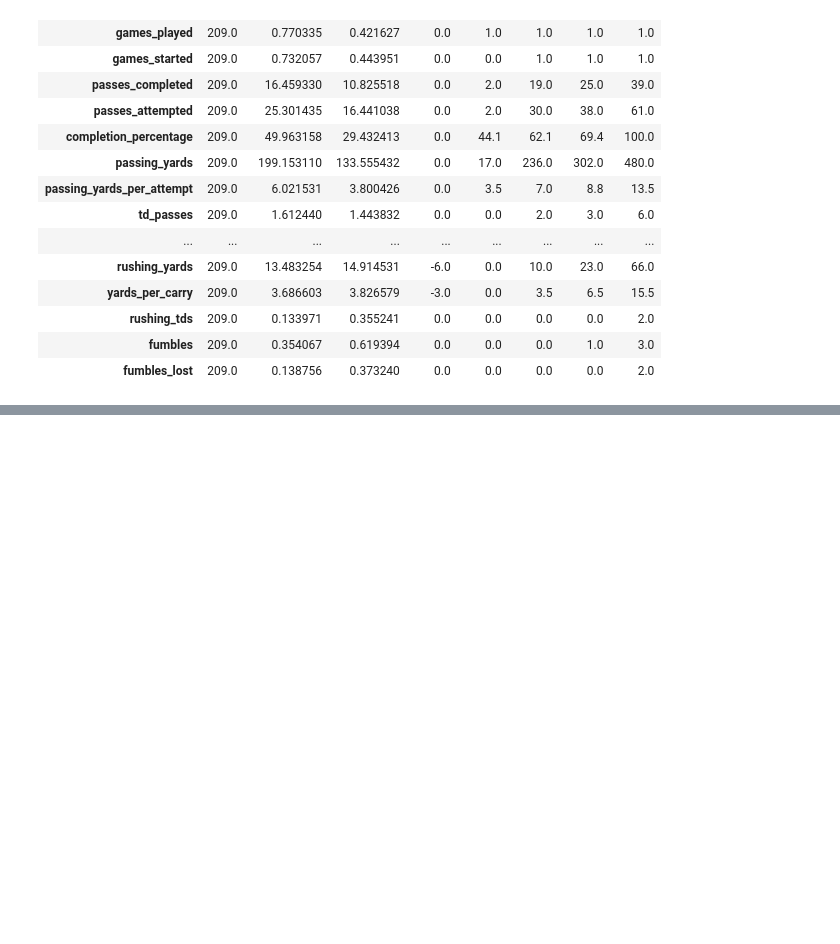
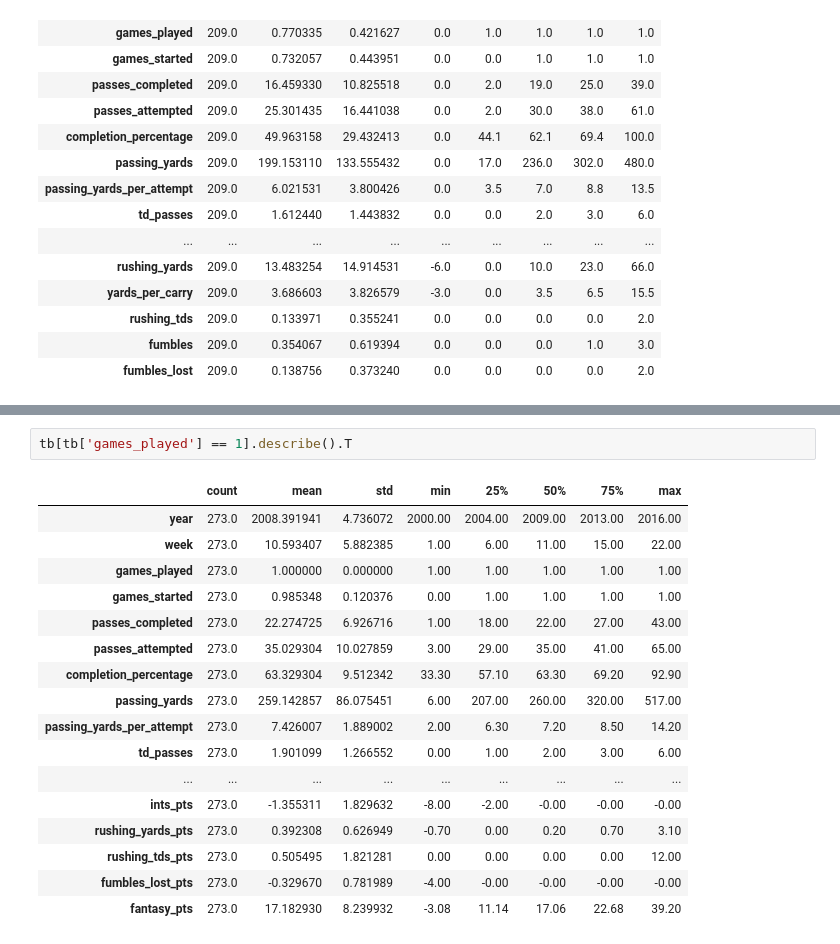
Before and after one commit to ccentola/nfl-eda, a Jupyter notebook: qb_game_logs.ipynb, the cells around one changed output, grey strips where cells are left out. Cells and saved outputs as stored; diff of their text form; blank space fills up the shorter version.

```diff
--- a/qb_game_logs.ipynb
+++ b/qb_game_logs.ipynb
@@ -182,0 +283,20 @@ df[mask].describe().T
+# %%
+tb[tb['games_played'] == 1].describe().T
+# %% [output]
+|  | count | mean | std | min | 25% | 50% | 75% | max |
+| year | 273.0 | 2008.391941 | 4.736072 | 2000.00 | 2004.00 | 2009.00 | 2013.00 | 2016.00 |
+| week | 273.0 | 10.593407 | 5.882385 | 1.00 | 6.00 | 11.00 | 15.00 | 22.00 |
+| games_played | 273.0 | 1.000000 | 0.000000 | 1.00 | 1.00 | 1.00 | 1.00 | 1.00 |
+| games_started | 273.0 | 0.985348 | 0.120376 | 0.00 | 1.00 | 1.00 | 1.00 | 1.00 |
+| passes_completed | 273.0 | 22.274725 | 6.926716 | 1.00 | 18.00 | 22.00 | 27.00 | 43.00 |
+| passes_attempted | 273.0 | 35.029304 | 10.027859 | 3.00 | 29.00 | 35.00 | 41.00 | 65.00 |
+| completion_percentage | 273.0 | 63.329304 | 9.512342 | 33.30 | 57.10 | 63.30 | 69.20 | 92.90 |
+| passing_yards | 273.0 | 259.142857 | 86.075451 | 6.00 | 207.00 | 260.00 | 320.00 | 517.00 |
+| passing_yards_per_attempt | 273.0 | 7.426007 | 1.889002 | 2.00 | 6.30 | 7.20 | 8.50 | 14.20 |
+| td_passes | 273.0 | 1.901099 | 1.266552 | 0.00 | 1.00 | 2.00 | 3.00 | 6.00 |
+| ... | ... | ... | ... | ... | ... | ... | ... | ... |
+| ints_pts | 273.0 | -1.355311 | 1.829632 | -8.00 | -2.00 | -0.00 | -0.00 | -0.00 |
+| rushing_yards_pts | 273.0 | 0.392308 | 0.626949 | -0.70 | 0.00 | 0.20 | 0.70 | 3.10 |
+| rushing_tds_pts | 273.0 | 0.505495 | 1.821281 | 0.00 | 0.00 | 0.00 | 0.00 | 12.00 |
+| fumbles_lost_pts | 273.0 | -0.329670 | 0.781989 | -4.00 | -0.00 | -0.00 | -0.00 | -0.00 |
+| fantasy_pts | 273.0 | 17.182930 | 8.239932 | -3.08 | 11.14 | 17.06 | 22.68 | 39.20 |
```
Also changed, not shown: parts of 8 cells of this notebook.
